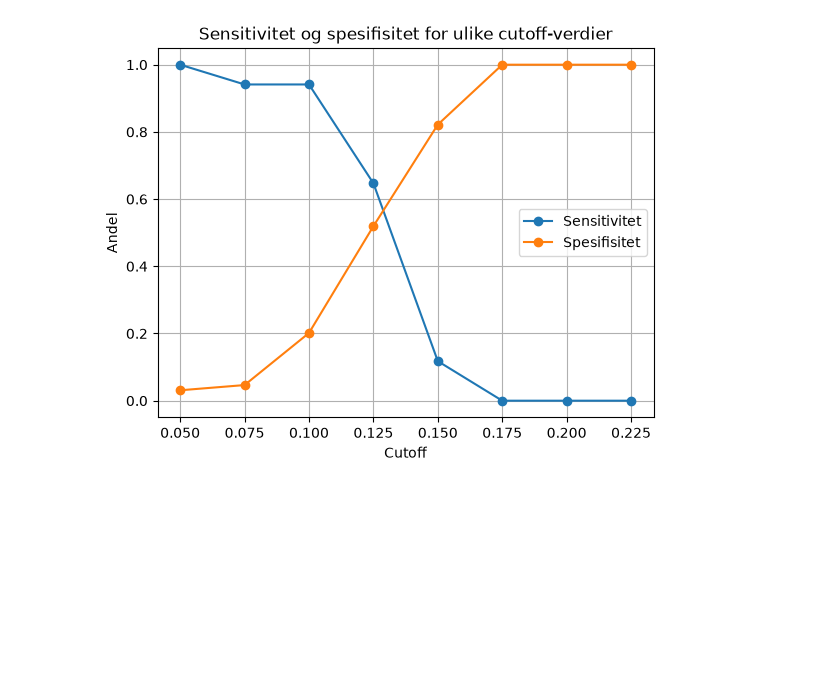
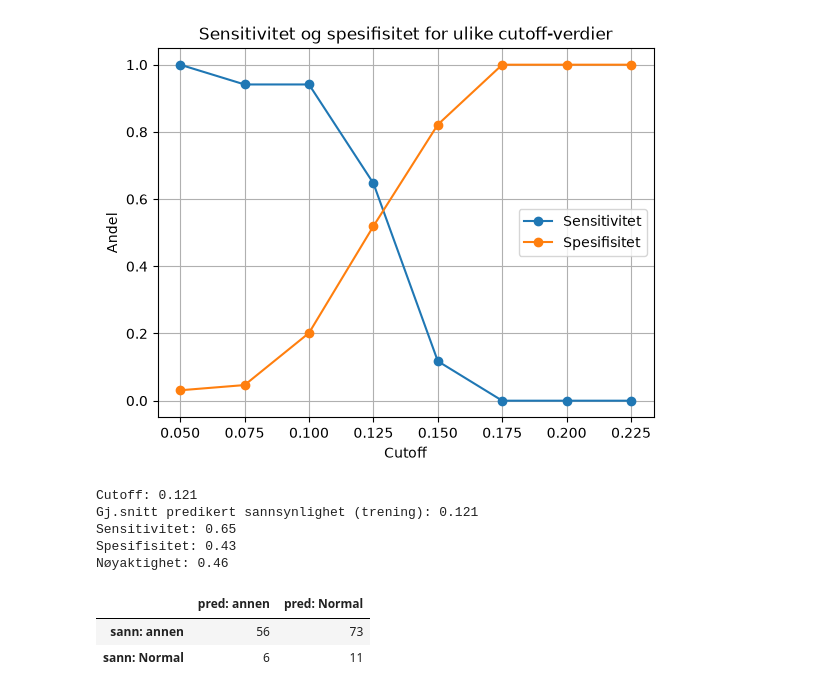
Before and after one commit to Kvestboe/stats_prosjekt, a Jupyter notebook: klassifisering.ipynb, the cells around one changed output. Saved outputs shown, nothing was run; the diff lists cells and outputs as text; code cells hidden in the pictures; blank space fills up the shorter version.

```diff
--- a/klassifisering.ipynb
+++ b/klassifisering.ipynb
@@ -126,3 +146,35 @@ plt.grid()
 plt.show()
 # %% [output]
 [figure]
+# %%
+# Cutoff = andelen Normal-type i treningssettet (valgt uten å se på testsettet)
+cutoff = tren["normal"].mean()
+print("Cutoff:", round(cutoff, 3))
+
+# Sjekk: gjennomsnittlig predikert sannsynlighet på treningssettet er lik andelen Normal
+print("Gj.snitt predikert sannsynlighet (trening):", round(logit_modell.predict(tren).mean(), 3))
+
+# Klassifiser testsettet med den nye cutoff-verdien
+test_pred = (test_prob > cutoff).astype(int)
+
+# Sensitivitet, spesifisitet og nøyaktighet
+tn, fp, fn, tp = confusion_matrix(test["normal"], test_pred, labels=[0, 1]).ravel()
+print("Sensitivitet:", round(tp / (tp + fn), 2))
+print("Spesifisitet:", round(tn / (tn + fp), 2))
+print("Nøyaktighet:", round((tp + tn) / len(test), 2))
+
+# Forvirringsmatrise
+pd.DataFrame(
+    confusion_matrix(y_true=test["normal"], y_pred=test_pred, labels=[0, 1]),
+    index=["sann: annen", "sann: Normal"],
+    columns=["pred: annen", "pred: Normal"]
+)
+# %% [output]
+Cutoff: 0.121
+Gj.snitt predikert sannsynlighet (trening): 0.121
+Sensitivitet: 0.65
+Spesifisitet: 0.43
+Nøyaktighet: 0.46
+|  | pred: annen | pred: Normal |
+| sann: annen | 56 | 73 |
+| sann: Normal | 6 | 11 |
```
Also changed, not shown: parts of 9 cells of this notebook, 2 other files.
